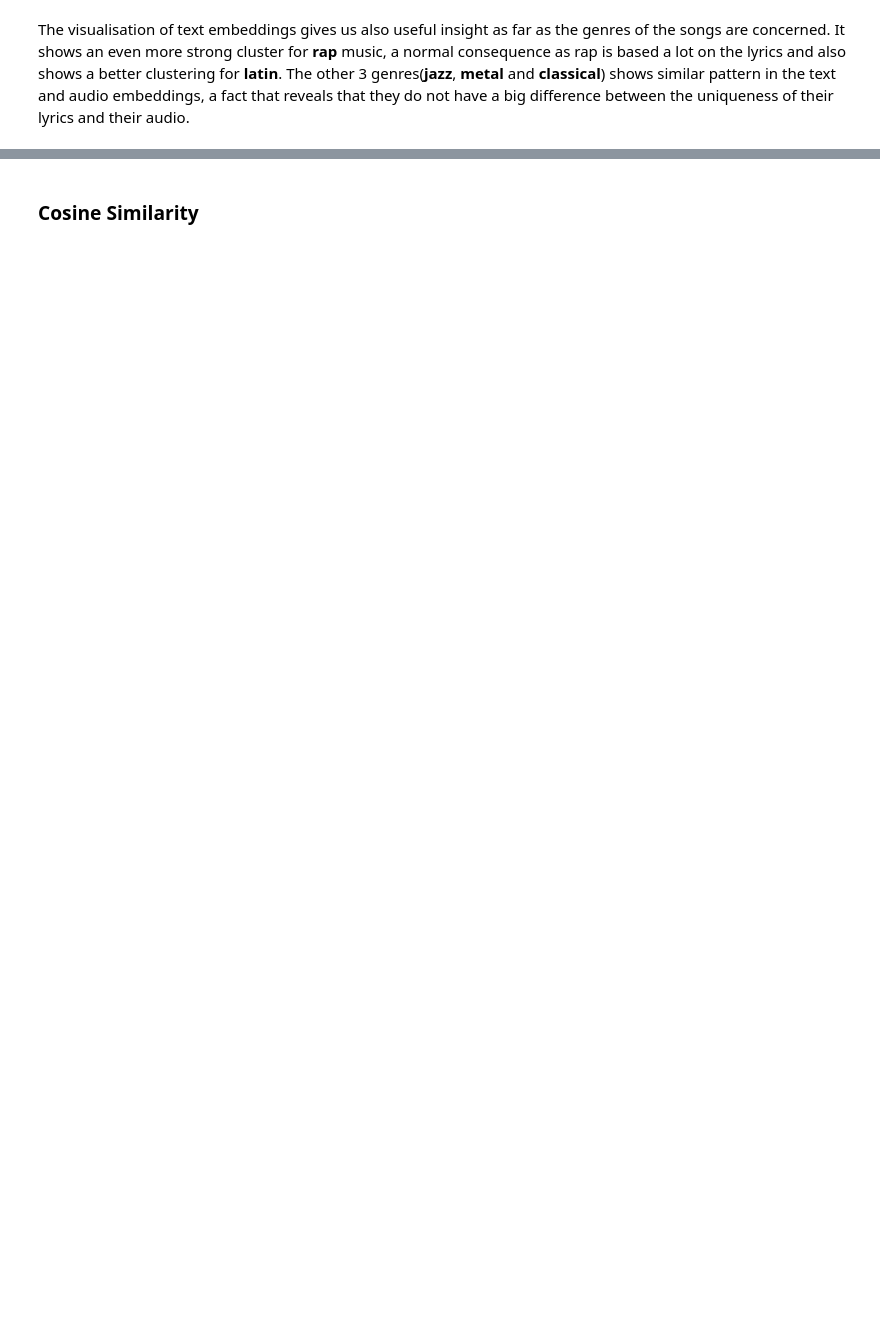
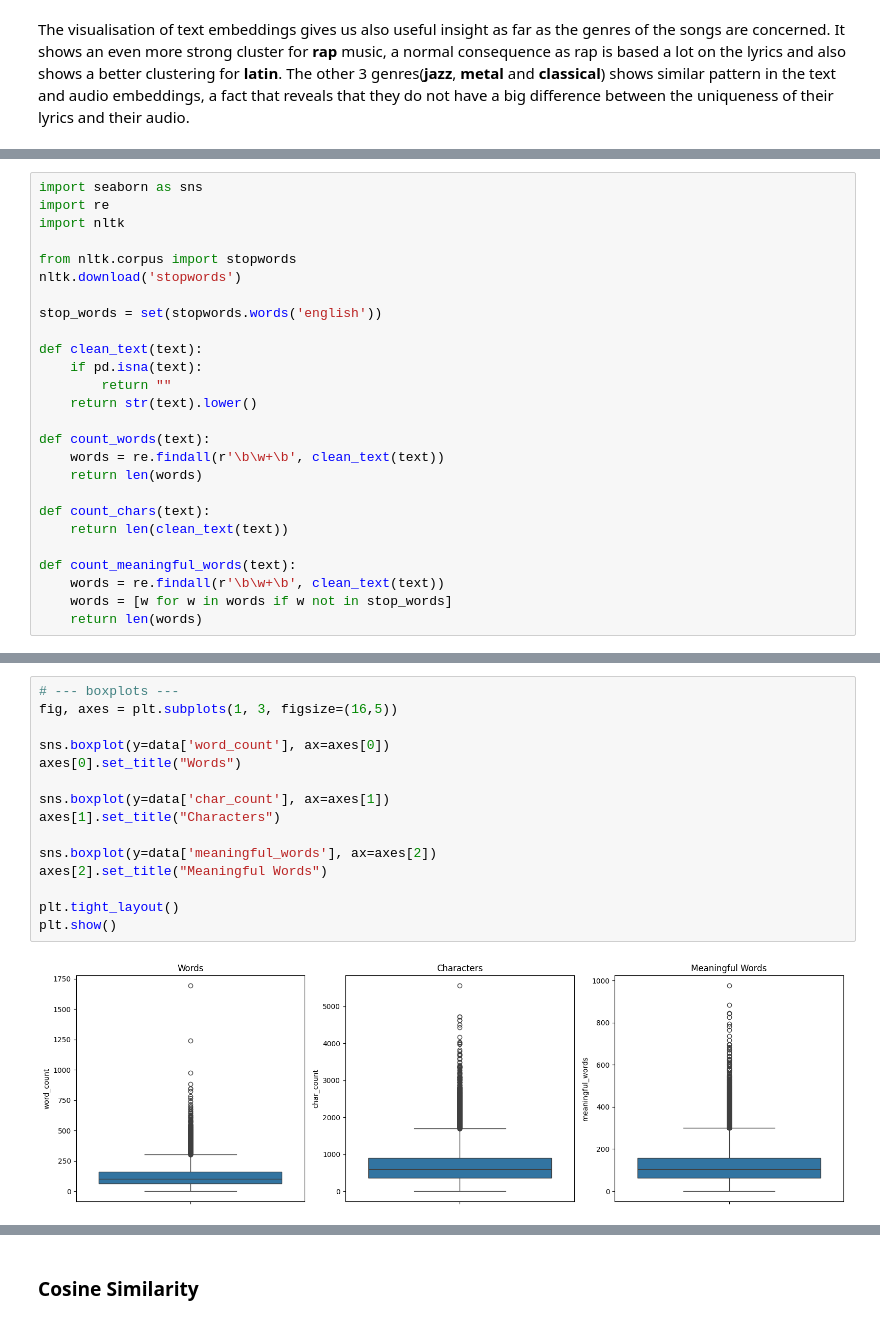
Before and after one commit to Oiko8/Multimodal-Music-Analysis, a Jupyter notebook: part1(oiko).ipynb, the cells around one changed output, grey strips where cells are left out. Cells and saved outputs as stored; diff of their text form; blank space fills up the shorter version.

```diff
--- a/part1(oiko).ipynb
+++ b/part1(oiko).ipynb
@@ -572,0 +587,26 @@ The visualisation of text embeddings gives us also useful insight as far as the
+# %%
+import seaborn as sns
+import re
+import nltk
+
+from nltk.corpus import stopwords
+nltk.download('stopwords')
+
+stop_words = set(stopwords.words('english'))
+
+def clean_text(text):
+    if pd.isna(text):
+        return ""
+    return str(text).lower()
+
+def count_words(text):
+    words = re.findall(r'\b\w+\b', clean_text(text))
+    return len(words)
+
+def count_chars(text):
+    return len(clean_text(text))
+
+def count_meaningful_words(text):
+    words = re.findall(r'\b\w+\b', clean_text(text))
+    words = [w for w in words if w not in stop_words]
+    return len(words)
@@ -572,0 +641,17 @@ The visualisation of text embeddings gives us also useful insight as far as the
+# %%
+# --- boxplots ---
+fig, axes = plt.subplots(1, 3, figsize=(16,5))
+
+sns.boxplot(y=data['word_count'], ax=axes[0])
+axes[0].set_title("Words")
+
+sns.boxplot(y=data['char_count'], ax=axes[1])
+axes[1].set_title("Characters")
+
+sns.boxplot(y=data['meaningful_words'], ax=axes[2])
+axes[2].set_title("Meaningful Words")
+
+plt.tight_layout()
+plt.show()
+# %% [output]
+[figure, added]
```
Also changed, not shown: parts of 24 cells of this notebook.
